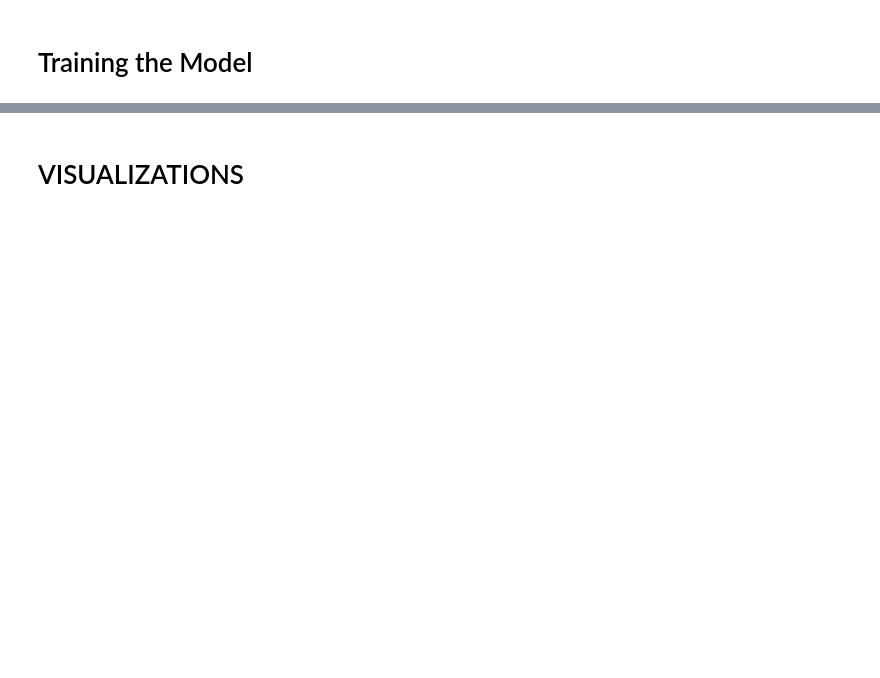
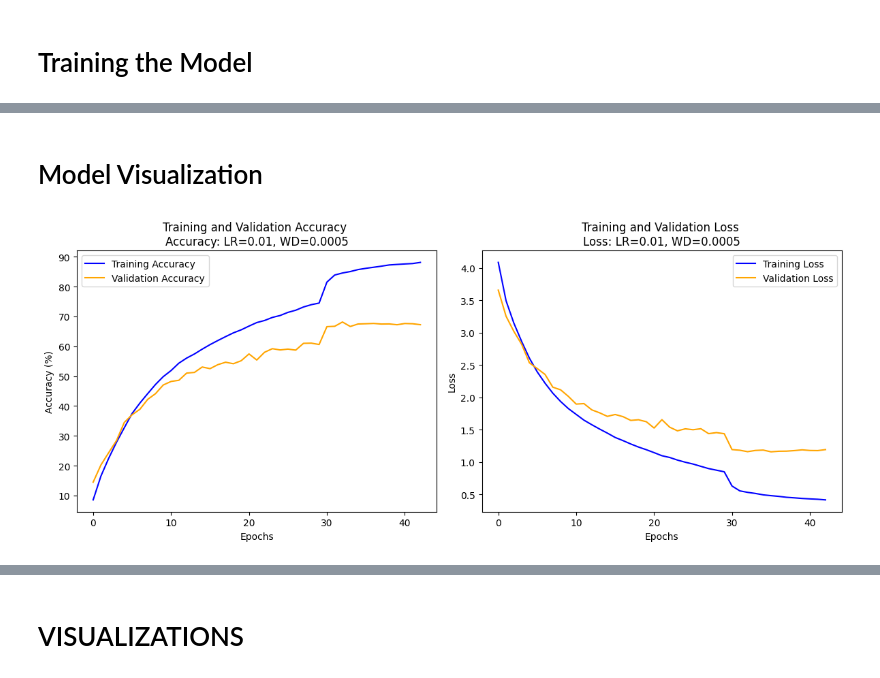
Before and after one commit to avgvstinee/python-ml-essentials, a Jupyter notebook: Untitled3.ipynb, the cells around one changed output, grey strips where cells are left out. Cells and saved outputs as stored; diff of their text form; code cells hidden in the pictures; blank space fills up the shorter version.

```diff
--- a/Untitled3.ipynb
+++ b/Untitled3.ipynb
@@ -185,7 +204,14 @@ class ResNet18(nn.Module):
         self._init_weights()
 
     def _make_layer(self, in_ch, out_ch, n_blocks, stride):
-        layers = [BasicBlock(in_ch, out_ch, stride=stride)]
+        downsample = None
+        if stride != 1 or in_ch != out_ch:
+            downsample = nn.Sequential(
+                nn.Conv2d(in_ch, out_ch, kernel_size=1, stride=stride, bias=False),
+                nn.BatchNorm2d(out_ch)
+            )
+
+        layers = [BasicBlock(in_ch, out_ch, stride=stride, downsample=downsample)]
         for _ in range(1, n_blocks):
             layers.append(BasicBlock(out_ch, out_ch, stride=1))
         return nn.Sequential(*layers)
@@ -274,2 +304,5 @@ def validate(model, loader, criterion):
+# %%
+best_val_acc = 0
+best_history = None
 # %% [markdown]
 # Training the Model
@@ -314,0 +377,30 @@ def train(model, train_loader, val_loader, cfg):
+# %% [markdown]
+# Model Visualization
+# %%
+import matplotlib.pyplot as plt
+
+# Using the data from your best run (LR=0.001, WD=0.0005)
+plt.figure(figsize=(12, 5))
+
+# Plot Accuracy
+plt.subplot(1, 2, 1)
+plt.plot(best_history['training_acc'], label='Training Accuracy', color='blue')
+plt.plot(best_history['validation_acc'], label='Validation Accuracy', color='orange')
+plt.title('Training and Validation Accuracy \nAccuracy: LR=0.01, WD=0.0005')
+plt.xlabel('Epochs')
+plt.ylabel('Accuracy (%)')
+plt.legend()
+
+# Plot Loss
+plt.subplot(1, 2, 2)
+plt.plot(best_history['training_loss'], label='Training Loss', color='blue')
+plt.plot(best_history['validation_loss'], label='Validation Loss', color='orange')
+plt.title('Training and Validation Loss \nLoss: LR=0.01, WD=0.0005')
+plt.xlabel('Epochs')
+plt.ylabel('Loss')
+plt.legend()
+
+plt.tight_layout()
+plt.show()
+# %% [output]
+[figure, added]
```
Also changed, not shown: parts of 12 cells of this notebook.
